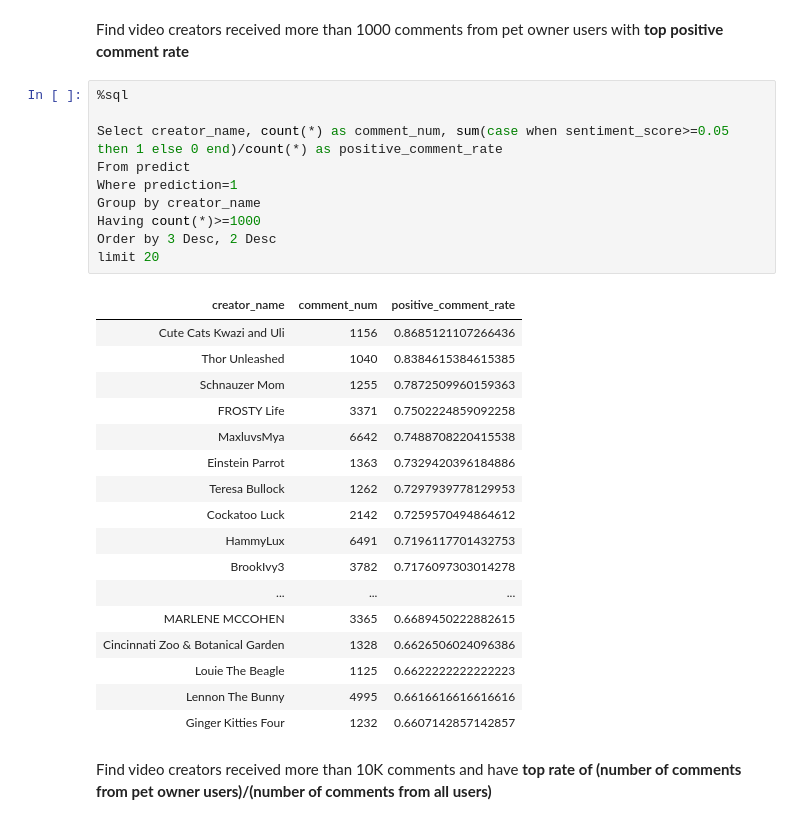
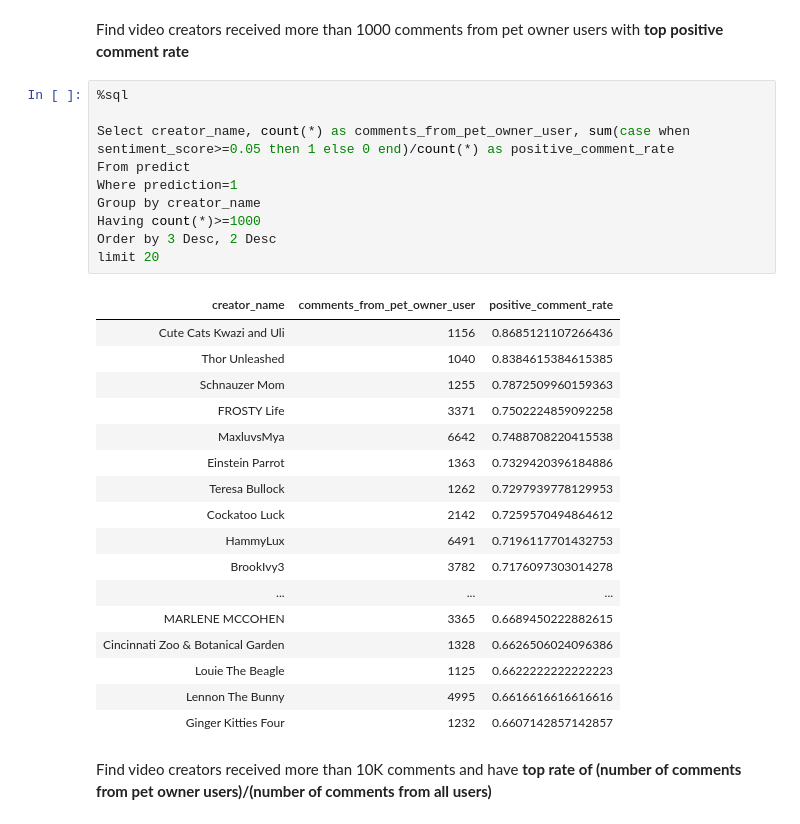
Before and after one commit to XinkaiWang515/Youtube-data-analysis, a Jupyter notebook: Spark_Youtube_data_analysis.ipynb, the cells around one changed output. Cells and saved outputs as stored; diff of their text form.

```diff
--- a/Spark_Youtube_data_analysis.ipynb
+++ b/Spark_Youtube_data_analysis.ipynb
@@ -620,15 +617,15 @@ Find video creators received more than 1000 comments from pet owner users with *
 # %%
 %sql
 
-Select creator_name, count(*) as comment_num, sum(case when sentiment_score>=0.05 then 1 else 0 end)/count(*) as positive_comment_rate
+Select creator_name, count(*) as comments_from_pet_owner_user, sum(case when sentiment_score>=0.05 then 1 else 0 end)/count(*) as positive_comment_rate
 From predict
 Where prediction=1
 Group by creator_name
 Having count(*)>=1000
 Order by 3 Desc, 2 Desc
 limit 20
 # %% [output]
-| creator_name | comment_num | positive_comment_rate |
+| creator_name | comments_from_pet_owner_user | positive_comment_rate |
 | Cute Cats Kwazi and Uli | 1156 | 0.8685121107266436 |
 | Thor Unleashed | 1040 | 0.8384615384615385 |
 | Schnauzer Mom | 1255 | 0.7872509960159363 |
```
Also changed, not shown: parts of 7 cells of this notebook.
